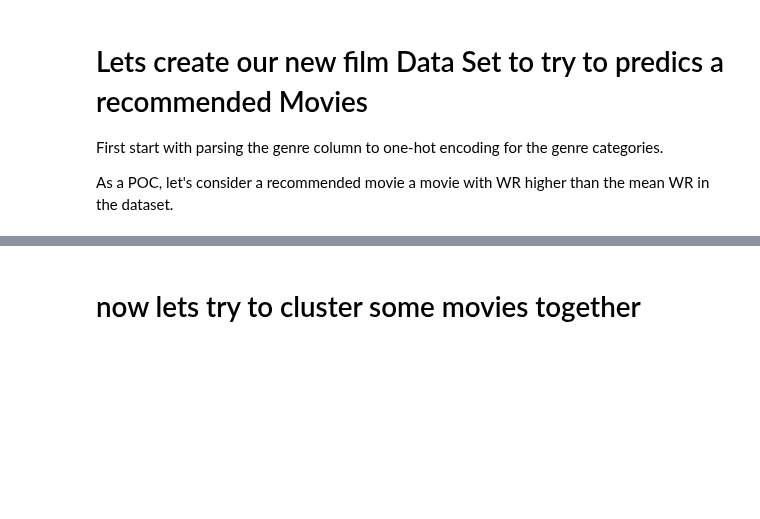
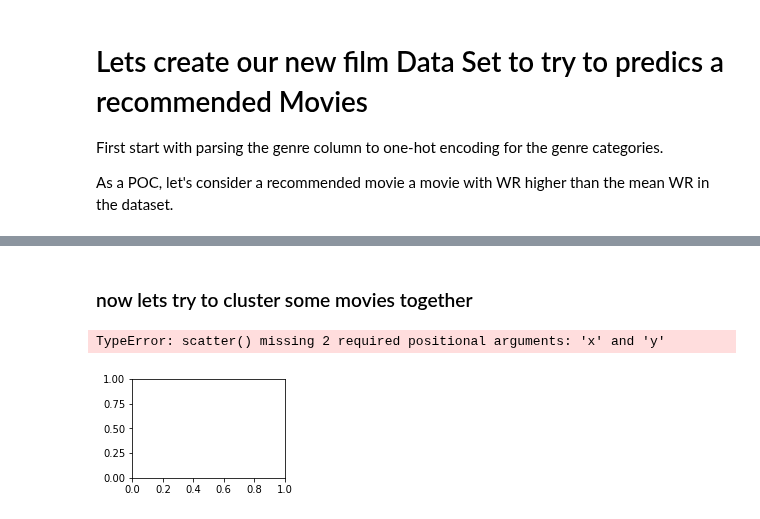
Before and after one commit to ronka/movie-recommendation-notebook, a Jupyter notebook: Movie_Recomindation_Proj.ipynb, the cells around one changed output, grey strips where cells are left out. Cells and saved outputs as stored; diff of their text form; code cells hidden in the pictures; blank space fills up the shorter version.

```diff
--- a/Movie_Recomindation_Proj.ipynb
+++ b/Movie_Recomindation_Proj.ipynb
@@ -218,11 +269,27 @@ def get_values_from_genre_json(row, genre):
 
 
 genres_list = set()
-for index, value in movie_gen_df['genres'].iteritems():
+for index, value in movie_genre_df['genres'].iteritems():
     movies_genres = ast.literal_eval(value)
     for item in movies_genres:
         genres_list.add(item['name'])
 genres_list = list(genres_list)
 
 for genre in genres_list:
-    movie_gen_df[genre] = movie_gen_df.apply(lambda x: get_values_from_genre_json(x, genre), axis=1)
+    movie_genre_df[genre] = movie_genre_df.apply(lambda x: get_values_from_genre_json(x, genre), axis=1)
+
+movie_genre_df = movie_genre_df.drop(columns=['genres', 'id', 'imdb_id', 'title','release_date','revenue','budget'])
+# movie_gen_df = movie_gen_df.dropna(subset=['release_date'])
+movie_genre_df = movie_genre_df[movie_genre_df['popularity'] != 'Beware Of Frost Bites']
+#movie_gen_df['release_date'] = movie_gen_df['release_date'].apply(dateutil.parser.parse)
+movie_genre_df = movie_genre_df[movie_genre_df['runtime'].notna()]
+
+#columns = ['release_date']
+
+
+# here we set the recomnded film column based on mean
+wr_mean = movie_genre_df['Weighted_Rate'].mean()
+
+# drop the columns that weight rate is based on them
+movie_genre_df['recomnded'] = movie_genre_df.apply(lambda x: 'True' if x['Weighted_Rate']>=wr_mean else 'False' ,axis=1)
+movie_genre_df.drop(columns=['Weighted_Rate','vote_average', 'vote_count'],inplace=True)
@@ -244,0 +304,5 @@ print(movie_gen_df['recomnded']
+# %%
+Xs = movie_genre_df.drop('recomnded',axis=1)
+y = movie_genre_df['recomnded']
+X_train,X_test,y_train,y_test = train_test_split(Xs,y,test_size=0.20,random_state=0)
+X_train.shape,X_test.shape
@@ -245,17 +359,15 @@ print(movie_gen_df['recomnded']
 # %% [markdown]
-# now lets try to cluster some movies together
+### now lets try to cluster some movies together
 # %%
 from sklearn.cluster import KMeans
+from sklearn.preprocessing import LabelEncoder
 
-# Set concoder
-encoder = LabelEncoder()
 
-# Encode data frame
-encoded_df = df.copy()
-for col in columns:
-    encoded_df[col] = encoder.fit_transform(df[col])
-
-y_pred = KMeans(n_clusters=2, random_state=0).fit_predict(movie_gen_df)
+mns = movie_genre_df.drop(columns=['recomnded'])
+y_pred = KMeans(n_clusters=2, random_state=0).fit_predict(mns)
 plt.subplot(221)
-plt.scatter(movie_gen_df, movie_gen_df, c=y_pred)
+plt.scatter(x,y c=y_pred)
 plt.title("Incorrect Number of Blobs")
+# %% [output]
+TypeError: scatter() missing 2 required positional arguments: 'x' and 'y'
+[figure, added]
```
Also changed, not shown: parts of 18 cells of this notebook.
